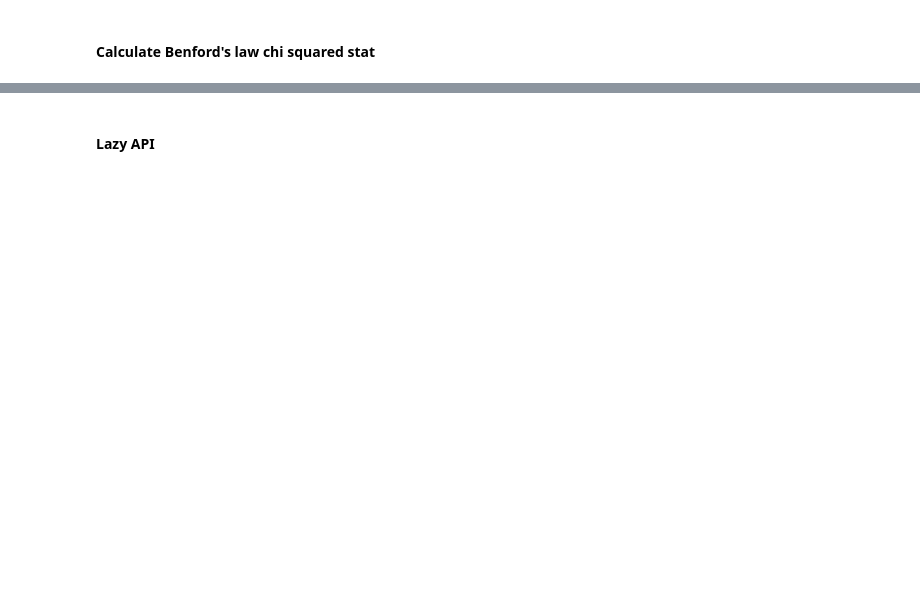
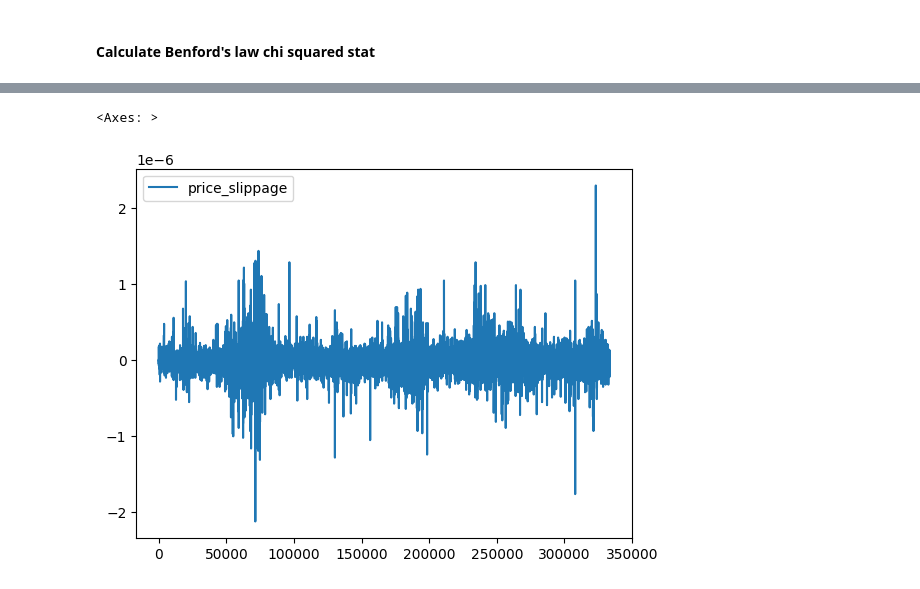
Before and after one commit to B0R0koko/pumps_and_dumps, a Jupyter notebook: notebooks/feature_design_polars.ipynb, the cells around one changed output, grey strips where cells are left out. Drawn from its saved outputs; the diff is of its cells as text; code cells hidden in the pictures; blank space fills up the shorter version.

```diff
--- a/notebooks/feature_design_polars.ipynb
+++ b/notebooks/feature_design_polars.ipynb
@@ -372,2 +425,0 @@ df_res
-# %% [markdown]
-<h4>Lazy API</h4>
@@ -447,29 +426,9 @@ df_group = (
-# %%
-df_group = (
-    df_group
-    .with_columns(
-        weekday = pl.col("time").dt.weekday()
-    )
-    # prepend dummies dataframe to the right
-weekday_dummmies = df_group["weekday"].to_dummies()
-weekday_cols = weekday_dummmies.columns
-
-df_group = df_group.with_columns_seq(weekday_dummmies)
-
-df_group = df_group.with_columns(
-    whale_vol=(pl.col("is_whale") * pl.col("qty_abs")).rolling_sum(
-        by="time", window_size=window
-    ),
-    whale_num_trade=pl.col("is_whale").cast(pl.Float32).rolling_sum(by="time", window_size=window),
-)
-
-df_group = df_group.with_columns_seq(
-    df_group.rolling(index_column="time", period=window).agg([
-        # weekday_dummy * is_whale * qty_abs
-        (pl.col(col) * pl.col("is_whale") * pl.col("qty_abs")).sum()
-        for col in weekday_cols
-    ])
-)
-)
-
-df_group.head(1)
+# %%
+df_group = df_group.with_columns(
+    price_slippage = pl.col("price_last") - pl.col("price_first")
+)
+# %%
+df_group.select("price_slippage").to_pandas().plot()
+# %% [output]
+<Axes: >
+[figure, added]
```
Also changed, not shown: parts of 12 cells of this notebook, 12 other files.
